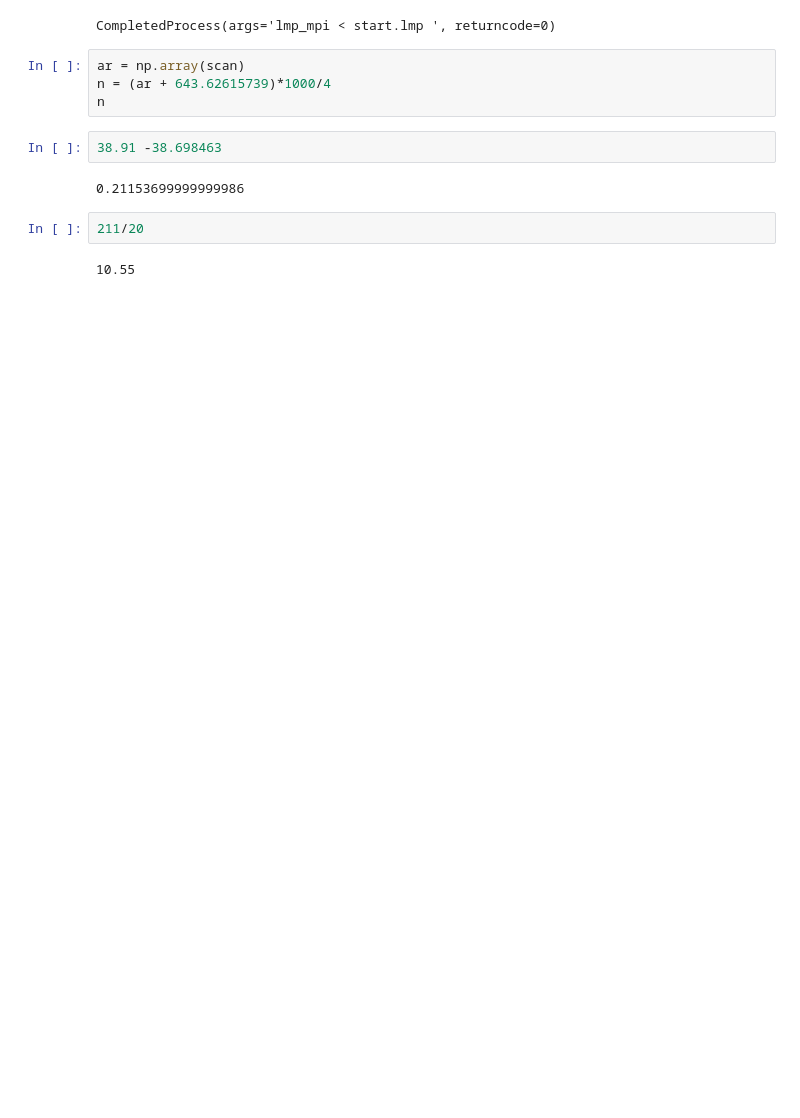
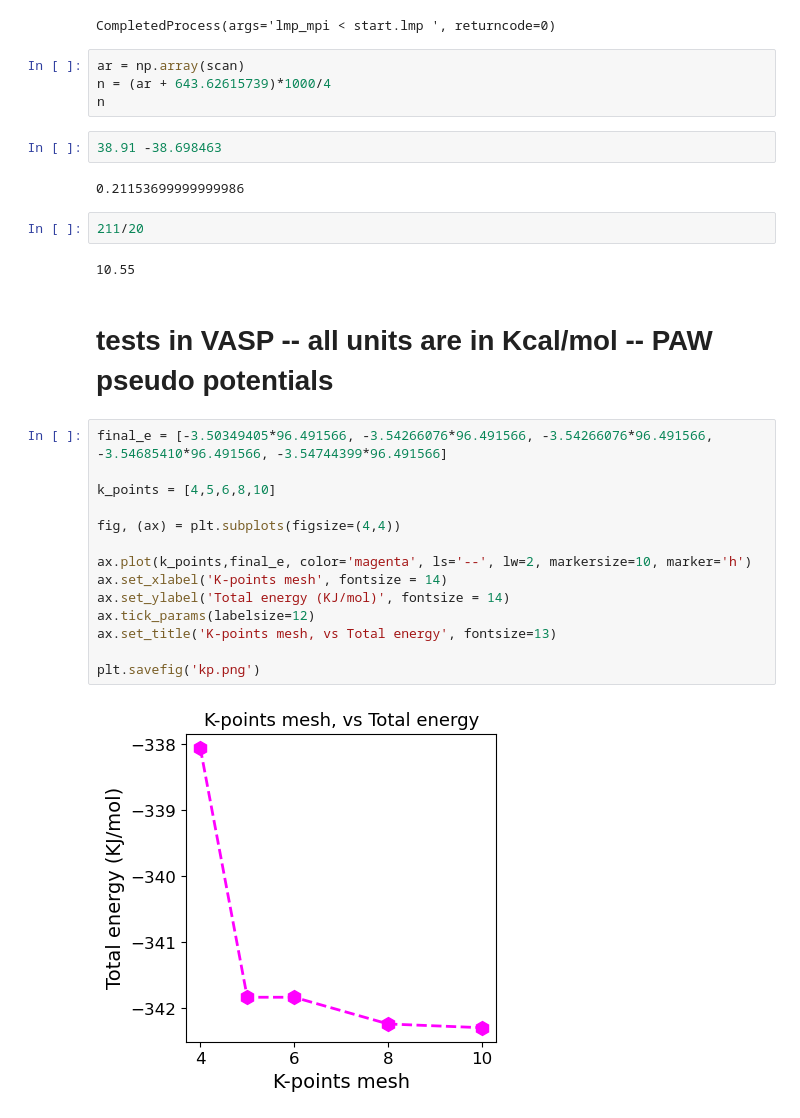
Before and after one commit to paramvir3/Crystal-Structures-Halide-perovskite, a Jupyter notebook: CsPbI3/structure.ipynb, the cells around one changed output. Drawn from its saved outputs; the diff is of its cells as text; blank space fills up the shorter version.

```diff
--- a/CsPbI3/structure.ipynb
+++ b/CsPbI3/structure.ipynb
@@ -765,3 +772,21 @@ n
 211/20
 # %% [output]
 10.55
+# %% [markdown]
+# tests in VASP -- all units are in Kcal/mol -- PAW pseudo potentials
+# %%
+final_e = [-3.50349405*96.491566, -3.54266076*96.491566, -3.54266076*96.491566, -3.54685410*96.491566, -3.54744399*96.491566]
+
+k_points = [4,5,6,8,10]
+
+fig, (ax) = plt.subplots(figsize=(4,4))
+
+ax.plot(k_points,final_e, color='magenta', ls='--', lw=2, markersize=10, marker='h')
+ax.set_xlabel('K-points mesh', fontsize = 14)
+ax.set_ylabel('Total energy (KJ/mol)', fontsize = 14)
+ax.tick_params(labelsize=12)
+ax.set_title('K-points mesh, vs Total energy', fontsize=13)
+
+plt.savefig('kp.png')
+# %% [output]
+[figure, added]
```
Also changed, not shown: parts of 20 cells of this notebook, 34 other files.
